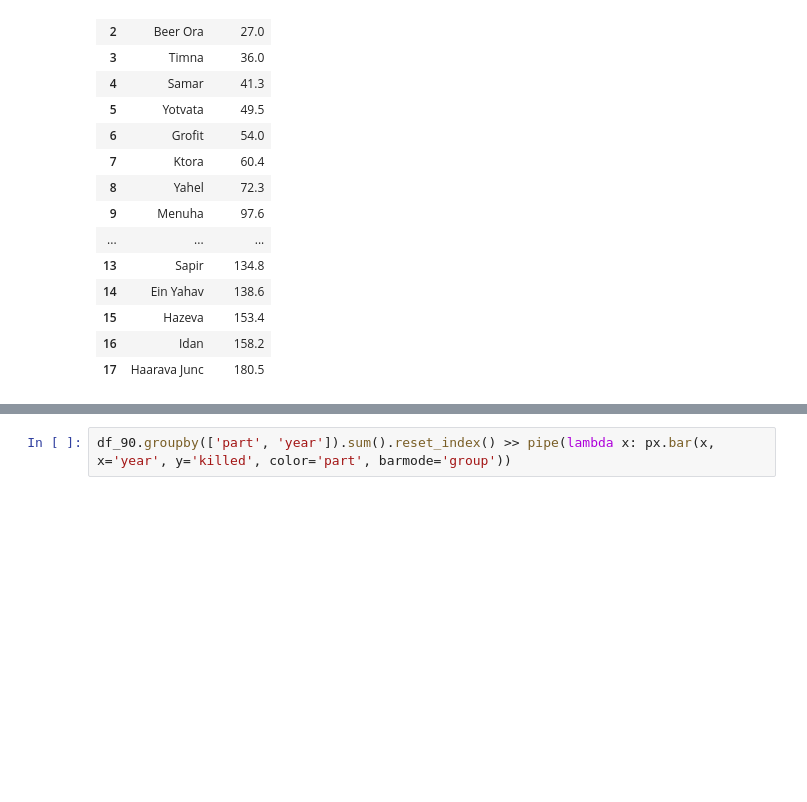
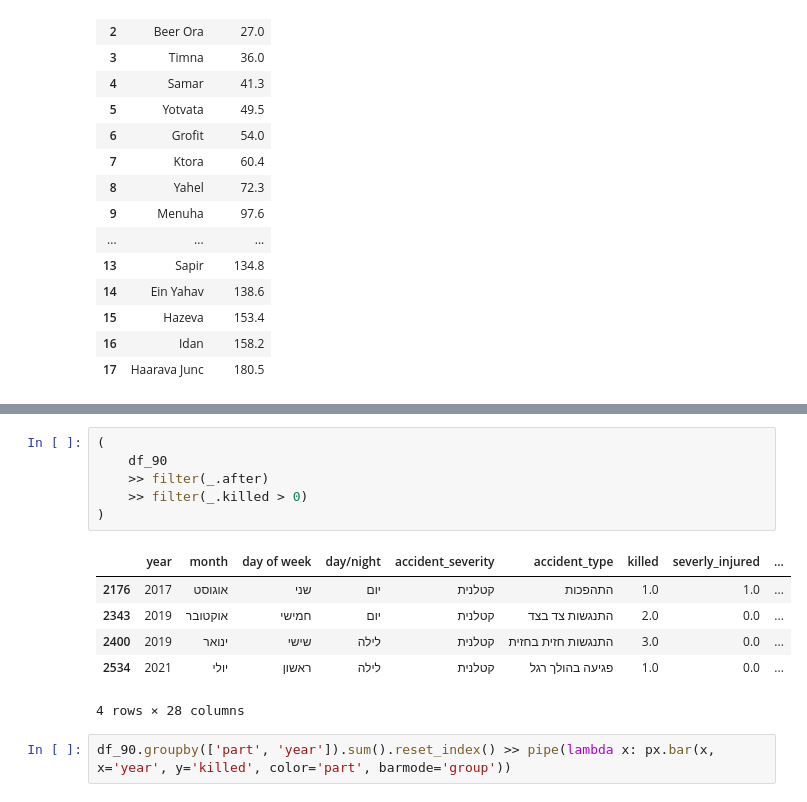
Before and after one commit to omrihar/k90, a Jupyter notebook: notebooks/summary_statistics.ipynb, the cells around one changed output, grey strips where cells are left out. Cells and saved outputs as stored; diff of their text form; blank space fills up the shorter version.

```diff
--- a/notebooks/summary_statistics.ipynb
+++ b/notebooks/summary_statistics.ipynb
@@ -94,3 +80,16 @@ summary
+# %%
+(
+    df_90
+    >> filter(_.after)
+    >> filter(_.killed > 0)
+)
+# %% [output]
+|  | year | month | day of week | day/night | accident_severity | accident_type | killed | severly_injured | ... |
+| 2176 | 2017 | אוגוסט | שני | יום | קטלנית | התהפכות | 1.0 | 1.0 | ... |
+| 2343 | 2019 | אוקטובר | חמישי | יום | קטלנית | התנגשות צד בצד | 2.0 | 0.0 | ... |
+| 2400 | 2019 | ינואר | שישי | לילה | קטלנית | התנגשות חזית בחזית | 3.0 | 0.0 | ... |
+| 2534 | 2021 | יולי | ראשון | לילה | קטלנית | פגיעה בהולך רגל | 1.0 | 0.0 | ... |
+4 rows × 28 columns
 # %%
 df_90.groupby(['part', 'year']).sum().reset_index() >> pipe(lambda x: px.bar(x, x='year', y='killed', color='part', barmode='group'))
 # %%
```
Also changed, not shown: parts of 6 cells of this notebook, 1 other file.
